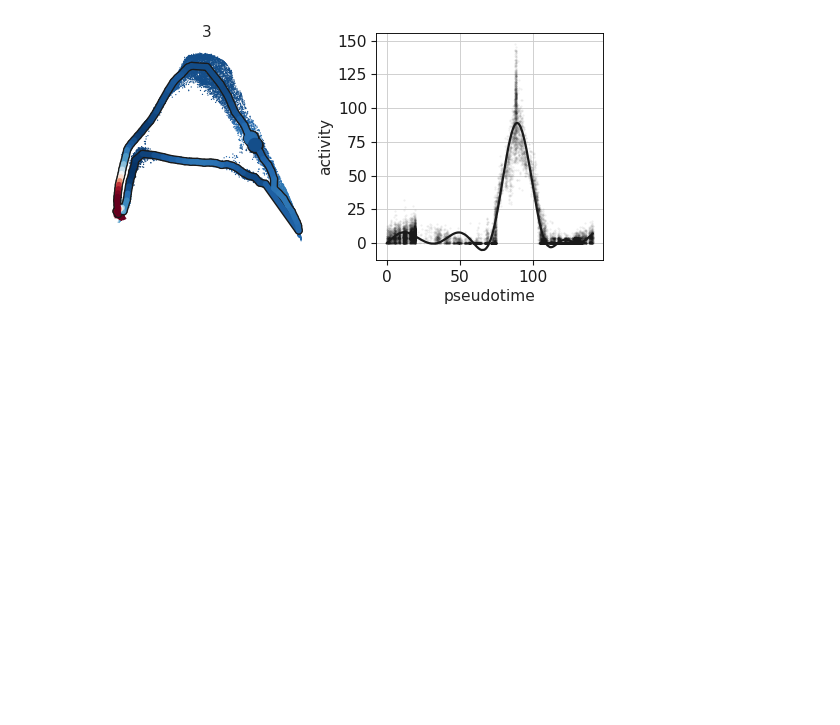
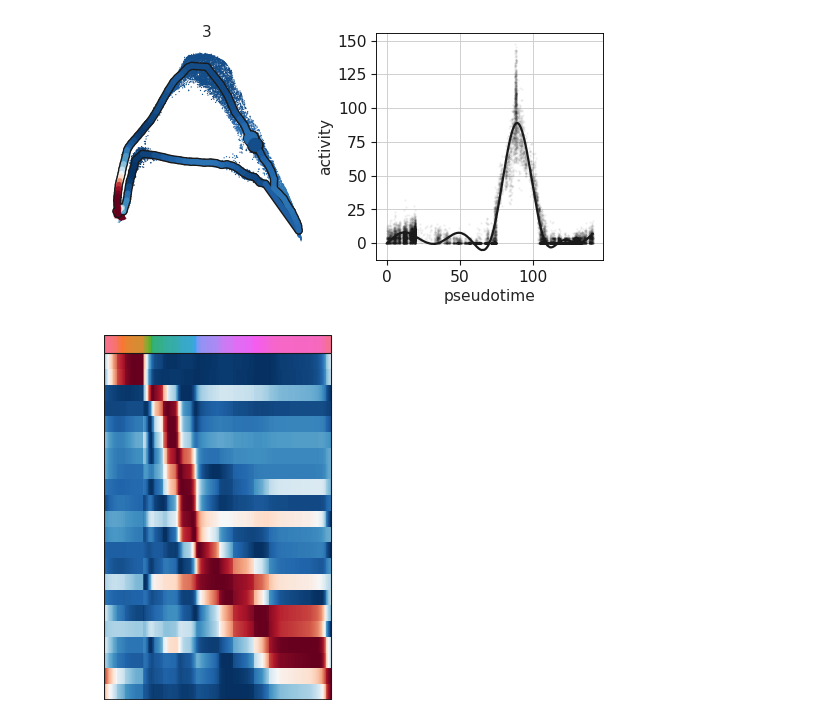
Before and after one commit to LouisFaure/scFates_notebooks, a Jupyter notebook: Beyond_scRNAseq.ipynb, the cells around one changed output. Saved outputs shown, nothing was run; the diff lists cells and outputs as text; code cells hidden in the pictures; blank space fills up the shorter version.

```diff
--- a/Beyond_scRNAseq.ipynb
+++ b/Beyond_scRNAseq.ipynb
@@ -179,3 +179,7 @@ fit features associated with the trajectory
 scf.pl.single_trend(adata,'3',frameon=False,color_exp="k",alpha_expr=.04,ylab='activity')
 # %% [output]
 [figure]
+# %%
+scf.pl.trends(adata,plot_emb=False,highlight_features=[],ordering="max",fig_heigth=6,pseudo_cmap=flat_huslmap,ord_thre=.95)
+# %% [output]
+[figure, added]
```
Also changed, not shown: parts of 5 cells of this notebook.
